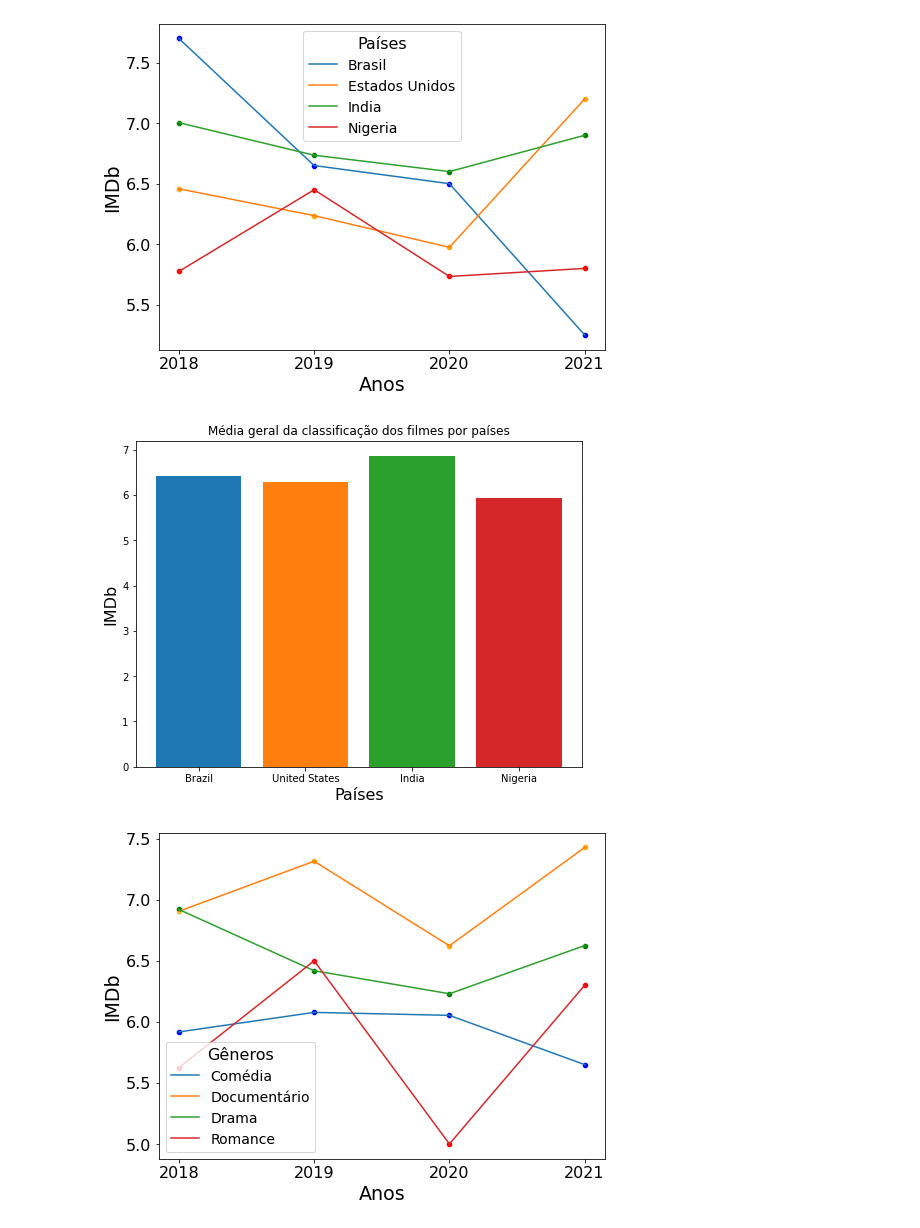
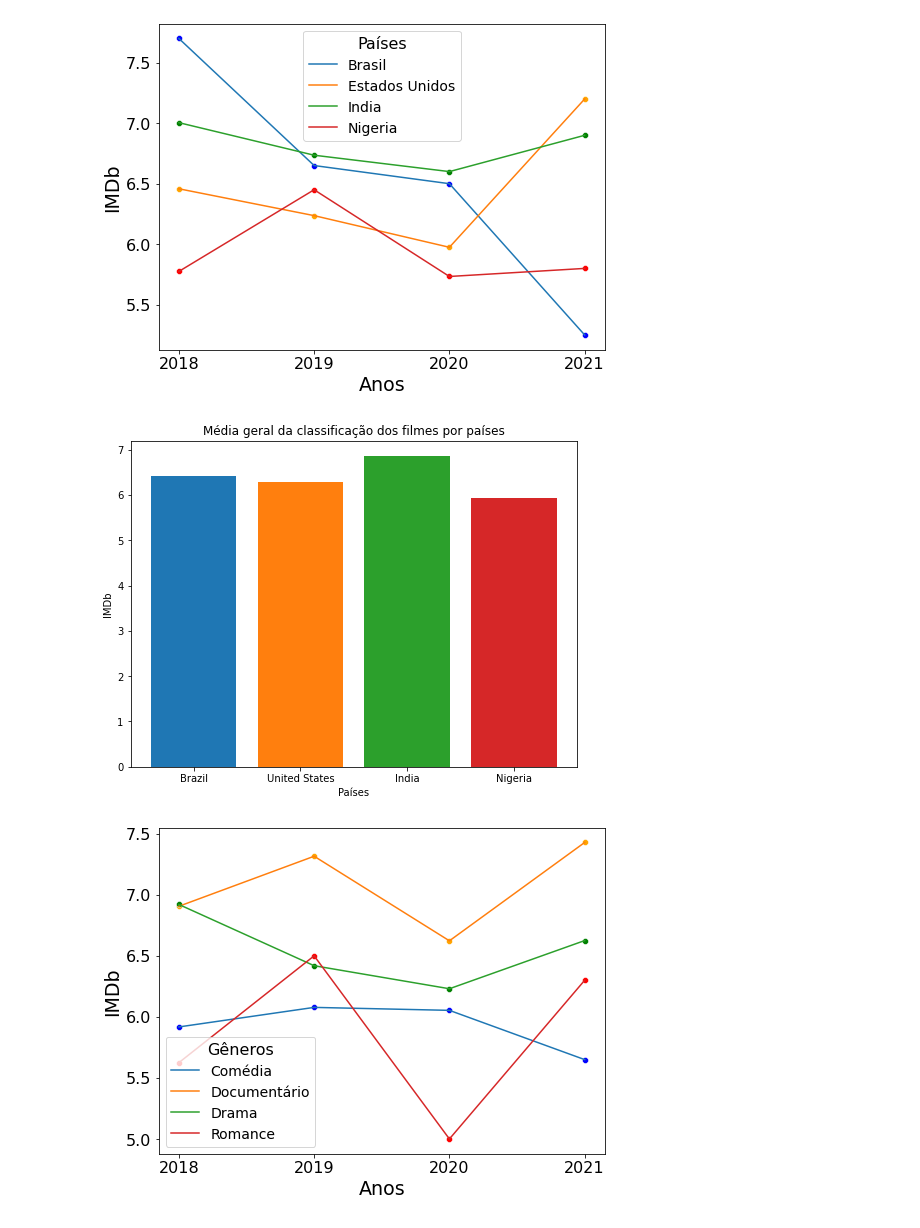
Before and after one commit to emillyedu/AnaliseFilmesNetflix, a Jupyter notebook: analiseFilmes.ipynb, the cells around one changed output. Drawn from its saved outputs; the diff is of its cells as text; code cells hidden in the pictures.

```diff
--- a/analiseFilmes.ipynb
+++ b/analiseFilmes.ipynb
@@ -110,27 +110,27 @@ plt.show()
 # %%
 plt.figure(figsize=(8, 6))
 eua = df_eua.Country.unique()
 india = df_india.Country.unique()
 nigeria = df_nigeria.Country.unique()
 brasil = df_brasil.Country.unique()
 
 classif_brasil = df_brasil['IMDb'].mean()
 classif_eua = df_eua['IMDb'].mean()
 classif_india = df_india['IMDb'].mean()
 classif_nigeria = df_nigeria['IMDb'].mean()
 
 plt.bar(brasil, classif_brasil)
 plt.bar(eua, classif_eua)
 plt.bar(india, classif_india)
 plt.bar(nigeria, classif_nigeria)
 
 
-plt.ylabel("IMDb", size=12)
-plt.xlabel("Países", size=12)
-plt.title('Média geral da classificação dos filmes por países', size=12)
+plt.ylabel("IMDb")
+plt.xlabel("Países")
+plt.title('Média geral da classificação dos filmes por países')
 plt.show()
 # %% [output]
-[figure, old version]
+[figure, new version]
 # %%
 #filtrar anos: eua, india, brasil e nigeria
 
```
Also changed, not shown: parts of 2 cells of this notebook.
